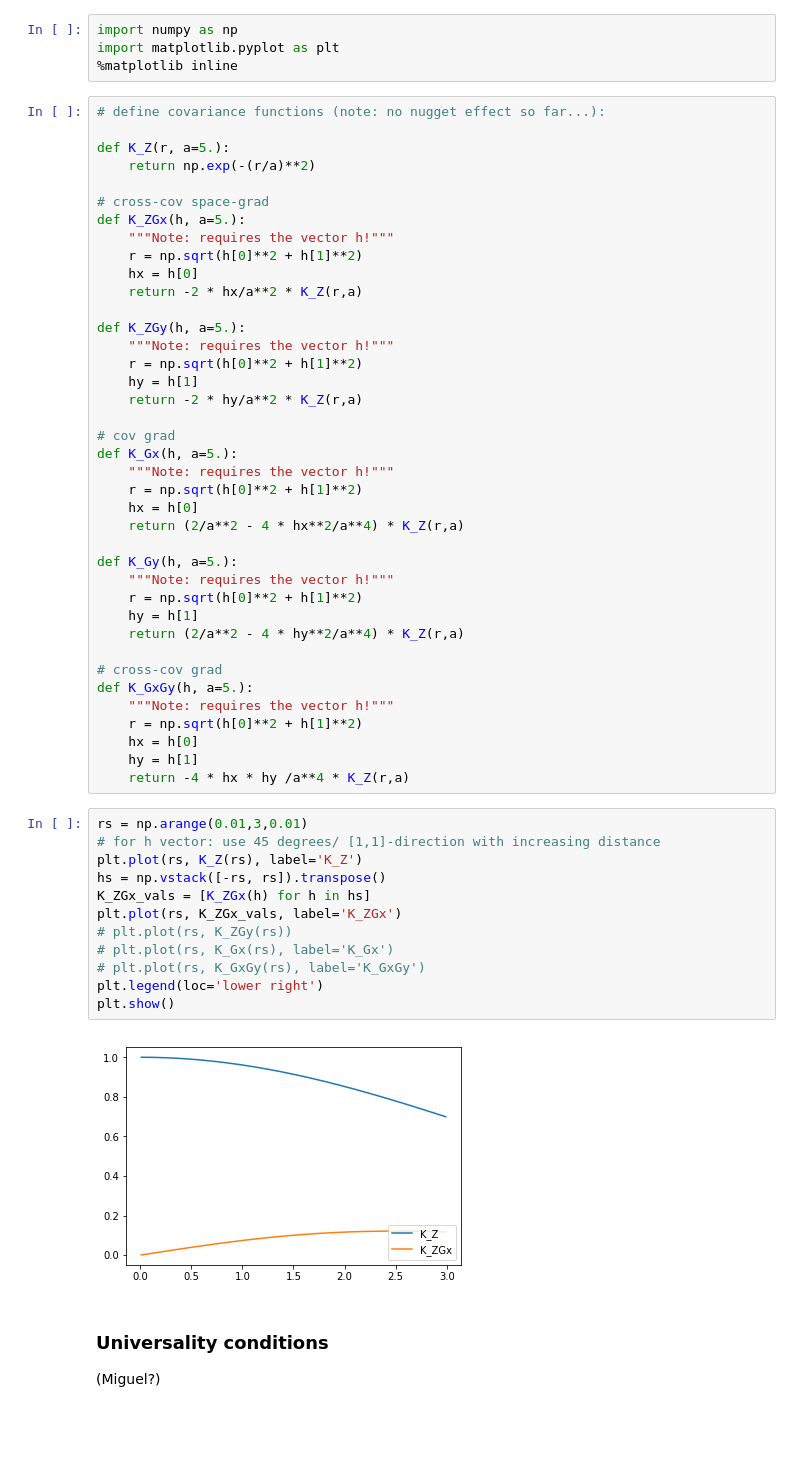
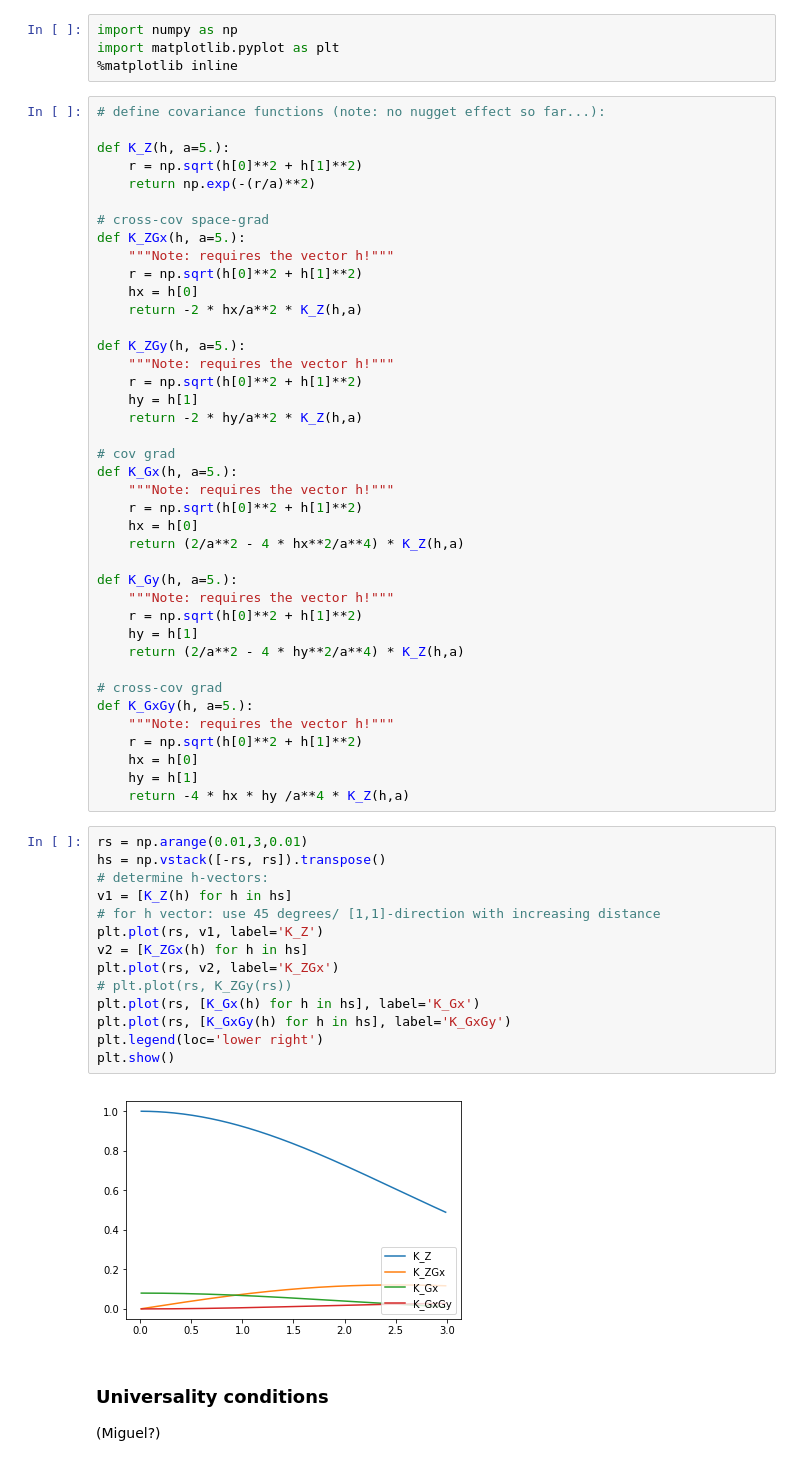
Before and after one commit to cgre-aachen/teaching, a Jupyter notebook: geomodeling/scalar_field_cokriging_minimal_example.ipynb, the cells around one changed output. Saved outputs shown, nothing was run; the diff lists cells and outputs as text; blank space fills up the shorter version.

```diff
--- a/geomodeling/scalar_field_cokriging_minimal_example.ipynb
+++ b/geomodeling/scalar_field_cokriging_minimal_example.ipynb
@@ -114,7 +114,8 @@ import matplotlib.pyplot as plt
 # %%
 # define covariance functions (note: no nugget effect so far...):
 
-def K_Z(r, a=5.):
+def K_Z(h, a=5.):
+    r = np.sqrt(h[0]**2 + h[1]**2)
     return np.exp(-(r/a)**2)
 
 # cross-cov space-grad
@@ -122,26 +123,26 @@ def K_ZGx(h, a=5.):
     """Note: requires the vector h!"""
     r = np.sqrt(h[0]**2 + h[1]**2)
     hx = h[0]
-    return -2 * hx/a**2 * K_Z(r,a)
+    return -2 * hx/a**2 * K_Z(h,a)
 
 def K_ZGy(h, a=5.):
     """Note: requires the vector h!"""
     r = np.sqrt(h[0]**2 + h[1]**2)
     hy = h[1]
-    return -2 * hy/a**2 * K_Z(r,a)
+    return -2 * hy/a**2 * K_Z(h,a)
 
 # cov grad
 def K_Gx(h, a=5.):
     """Note: requires the vector h!"""
     r = np.sqrt(h[0]**2 + h[1]**2)
     hx = h[0]
-    return (2/a**2 - 4 * hx**2/a**4) * K_Z(r,a)
+    return (2/a**2 - 4 * hx**2/a**4) * K_Z(h,a)
 
 def K_Gy(h, a=5.):
     """Note: requires the vector h!"""
     r = np.sqrt(h[0]**2 + h[1]**2)
     hy = h[1]
-    return (2/a**2 - 4 * hy**2/a**4) * K_Z(r,a)
+    return (2/a**2 - 4 * hy**2/a**4) * K_Z(h,a)
 
 # cross-cov grad
 def K_GxGy(h, a=5.):
@@ -149,21 +150,23 @@ def K_GxGy(h, a=5.):
     r = np.sqrt(h[0]**2 + h[1]**2)
     hx = h[0]
     hy = h[1]
-    return -4 * hx * hy /a**4 * K_Z(r,a)
+    return -4 * hx * hy /a**4 * K_Z(h,a)
 # %%
 rs = np.arange(0.01,3,0.01)
+hs = np.vstack([-rs, rs]).transpose()
+# determine h-vectors:
+v1 = [K_Z(h) for h in hs]
 # for h vector: use 45 degrees/ [1,1]-direction with increasing distance
-plt.plot(rs, K_Z(rs), label='K_Z')
-hs = np.vstack([-rs, rs]).transpose()
-K_ZGx_vals = [K_ZGx(h) for h in hs]
-plt.plot(rs, K_ZGx_vals, label='K_ZGx')
+plt.plot(rs, v1, label='K_Z')
+v2 = [K_ZGx(h) for h in hs]
+plt.plot(rs, v2, label='K_ZGx')
 # plt.plot(rs, K_ZGy(rs))
-# plt.plot(rs, K_Gx(rs), label='K_Gx')
-# plt.plot(rs, K_GxGy(rs), label='K_GxGy')
+plt.plot(rs, [K_Gx(h) for h in hs], label='K_Gx')
+plt.plot(rs, [K_GxGy(h) for h in hs], label='K_GxGy')
 plt.legend(loc='lower right')
 plt.show()
 # %% [output]
-[figure, old version]
+[figure, new version]
 # %% [markdown]
 ### Universality conditions
 
```
Also changed, not shown: parts of 9 cells of this notebook.
